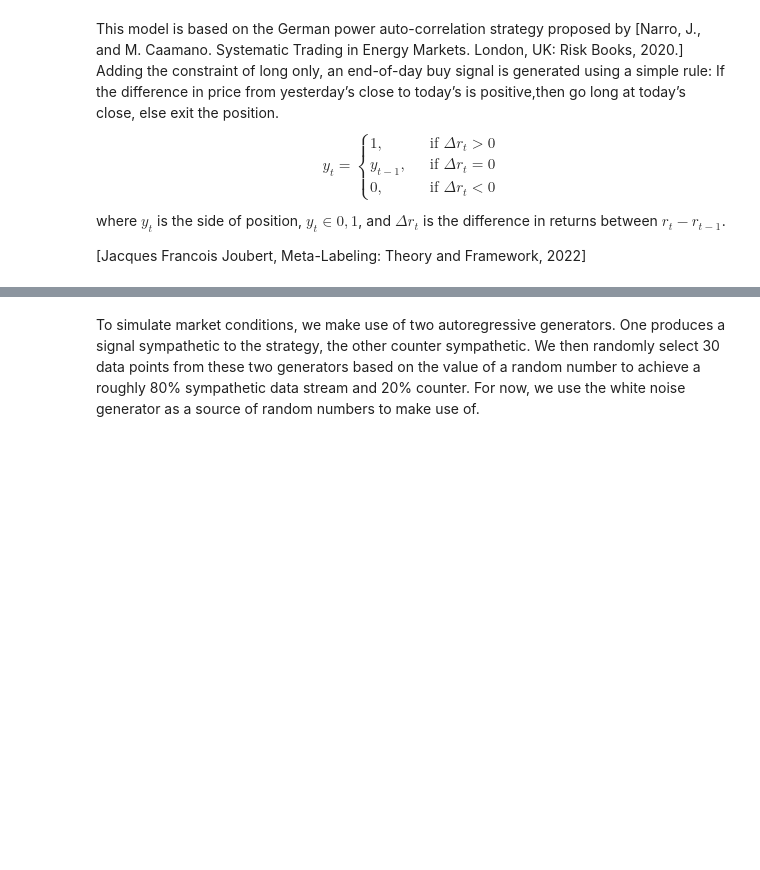
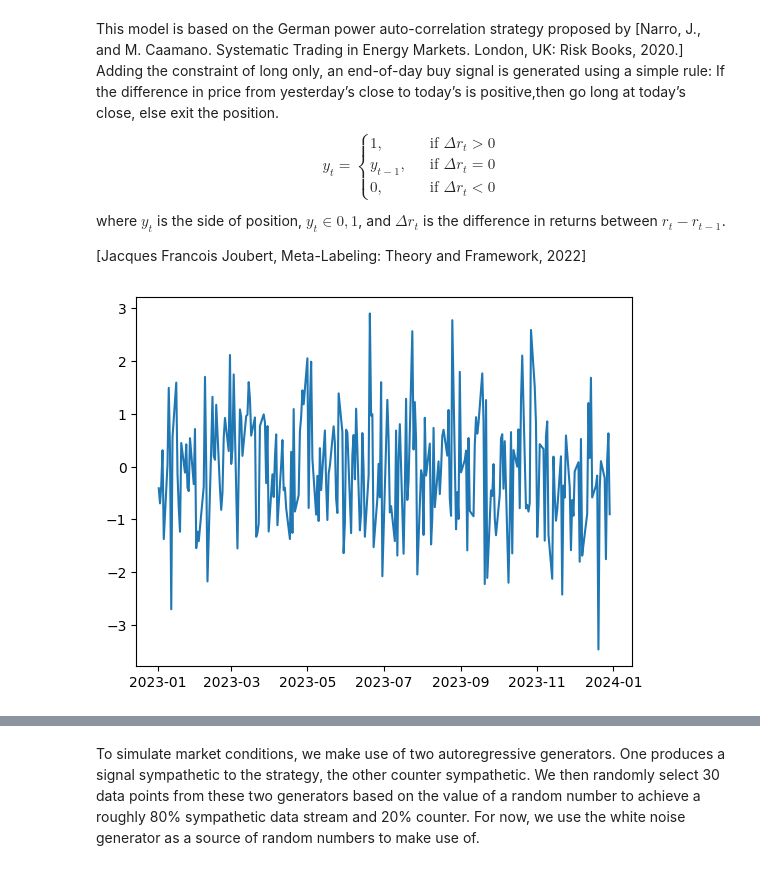
Before and after one commit to hhenson/hg_systematic, a Jupyter notebook: notebooks/power_autocorrelation_strategy.ipynb, the cells around one changed output, grey strips where cells are left out. Drawn from its saved outputs; the diff is of its cells as text; code cells hidden in the pictures; blank space fills up the shorter version.

```diff
--- a/notebooks/power_autocorrelation_strategy.ipynb
+++ b/notebooks/power_autocorrelation_strategy.ipynb
@@ -29,3 +29,6 @@ register_service(default_path, business_days_from_calendar, calendar_tp=WeekendC
 dt = business_days()
 # %%
 noise = white_noise_generator(dt)
+noise.plot()
+# %% [output]
+[figure, added]
```
Also changed, not shown: parts of 4 cells of this notebook, 2 other files.
